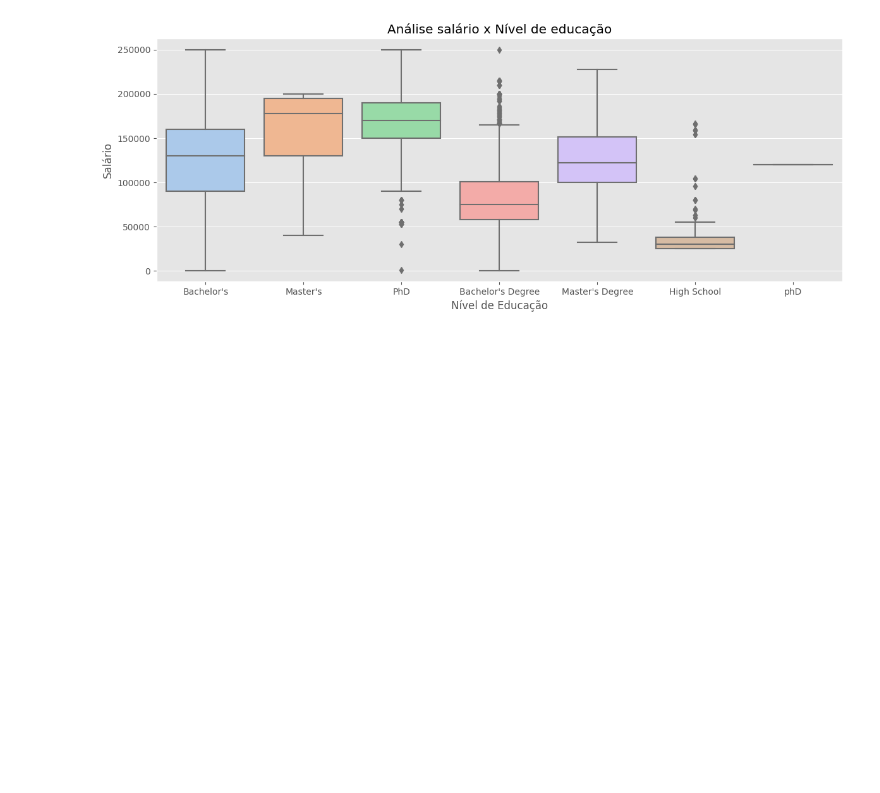
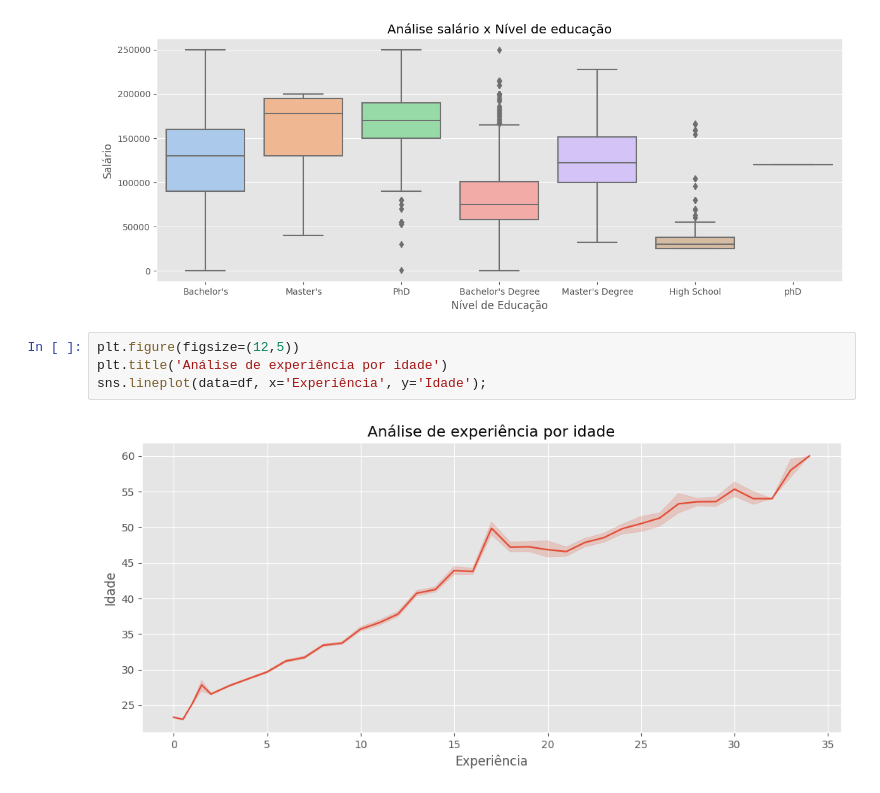
Before and after one commit to isaacuchoa/salaryJob, a Jupyter notebook: salário_job.ipynb, the cells around one changed output. Cells and saved outputs as stored; diff of their text form; blank space fills up the shorter version.

Commit message:
análise de experiência por idade

```diff
--- a/salário_job.ipynb
+++ b/salário_job.ipynb
@@ -80,3 +73,9 @@ plt.title("Análise salário x Nível de educação")
 sns.boxplot(data=df, x="Nível de Educação", y="Salário", palette='pastel');
 # %% [output]
 [figure]
+# %%
+plt.figure(figsize=(12,5))
+plt.title('Análise de experiência por idade')
+sns.lineplot(data=df, x='Experiência', y='Idade');
+# %% [output]
+[figure, added]
```
Also changed, not shown: parts of 3 cells of this notebook.
